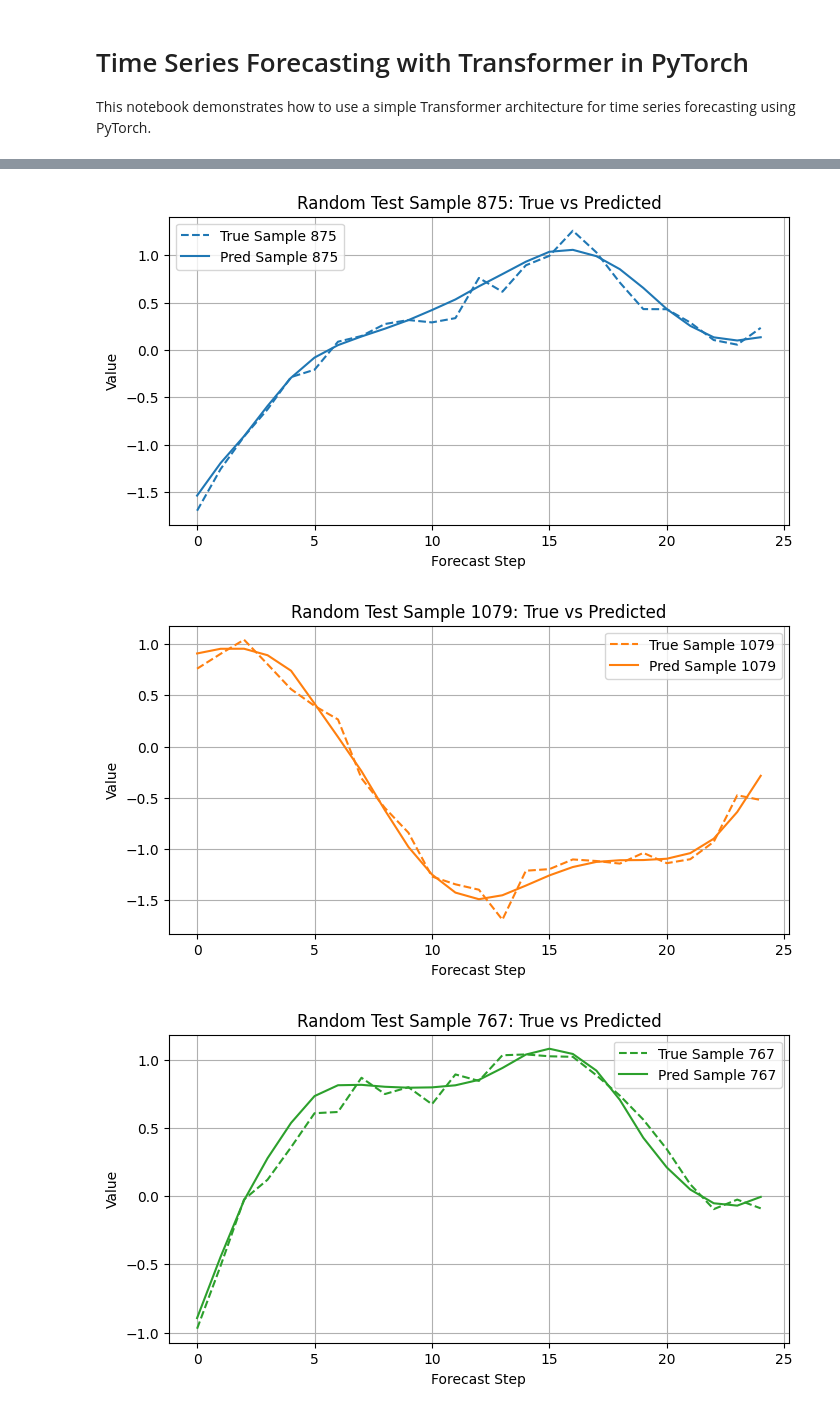
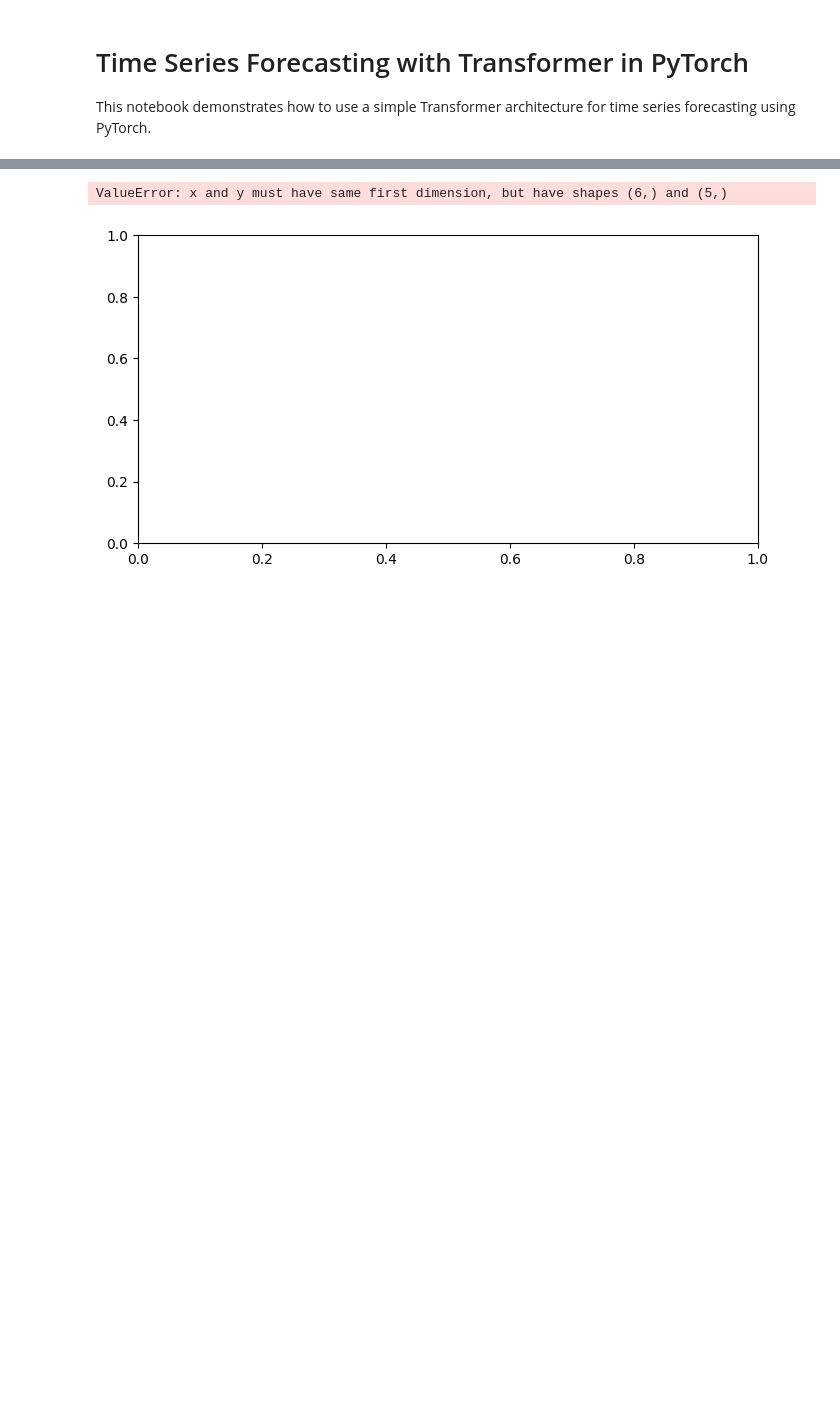
Before and after one commit to Tom-Laurent-TL/time_series_forecasting, a Jupyter notebook: 3_relative_recursive_forecasting/main.ipynb, the cells around one changed output, grey strips where cells are left out. Cells and saved outputs as stored; diff of their text form; code cells hidden in the pictures; blank space fills up the shorter version.

```diff
--- a/3_relative_recursive_forecasting/main.ipynb
+++ b/3_relative_recursive_forecasting/main.ipynb
@@ -24,10 +24,10 @@ FORECAST_STEPS = 25
 # %%
-# Generate a single sine wave signal
-signal = generate_complex_signal(NUM_SAMPLES + FORECAST_STEPS - 1)  # shape: (NUM_SAMPLES + FORECAST_STEPS - 1,)
+# Generate a single non-stationary signal
+signal = generate_nonstationary_signal(NUM_SAMPLES + FORECAST_STEPS - 1)  # shape: (NUM_SAMPLES + FORECAST_STEPS - 1,)
 
 plt.figure(figsize=(12, 4))
 plt.plot(signal)
-plt.title("Generated Sine Wave Signal")
+plt.title("Generated Non-Stationary Signal")
 plt.xlabel("Time Step")
 plt.ylabel("Amplitude")
 plt.show()
@@ -57,0 +156,12 @@ def inverse_transform_predictions(preds):
+# %%
+scaler_X = PctChangeScaler()
+scaler_y = PctChangeScaler()
+
+X = scaler_X.fit_transform(X)
+y = scaler_y.fit_transform(y)
+
+# After training, inverse transform predictions for evaluation
+def inverse_transform_predictions(preds):
+    return scaler_y.inverse_transform(preds)
+
+X.shape, y.shape
@@ -57,0 +175,11 @@ def inverse_transform_predictions(preds):
+# %%
+# Plot a random sample from X and y
+idx = np.random.randint(len(X))
+plt.figure(figsize=(10, 4))
+plt.plot(range(X.shape[1]), X[idx], label='X (Input Sequence)')
+plt.plot(range(X.shape[1], X.shape[1] + y.shape[1]), y[idx], label='y (Target Sequence)')
+plt.title(f'Random Sample {idx}: Input vs Target (Continuity)')
+plt.xlabel('Time Step')
+plt.ylabel('Value')
+plt.legend()
+plt.show()
@@ -207,13 +327,13 @@ print(f"Test Loss: {avg_test_loss:.6f}")
 predictions = np.concatenate(predictions, axis=0)
 ground_truth = np.concatenate(ground_truth, axis=0)
 
-predictions = inverse_transform_predictions(predictions)
-ground_truth = inverse_transform_predictions(ground_truth)
+# predictions = inverse_transform_predictions(predictions)
+# ground_truth = inverse_transform_predictions(ground_truth)
 
 # Choose 5 random indices from the test set
 num_samples = min(5, len(predictions))
 random_indices = np.random.choice(len(predictions), num_samples, replace=False)
-
+colors = plt.cm.tab10.colors  # 10 distinct colors from matplotlib's tab10 colormap
 plt.figure(figsize=(12, 6))
 for idx, i in enumerate(random_indices):
     plt.plot(range(FORECAST_STEPS), ground_truth[i], label=f'True Sample {i+1}', linestyle='--', color=colors[idx % 10])
@@ -229,28 +349,27 @@ Test Loss: 0.030440
 # %%
 # Plot a separate figure for each true vs predicted sample in the test set (first 5 samples)
 # for i in range(min(5, len(predictions))):
 #     plt.figure(figsize=(8, 4))
 #     plt.plot(range(FORECAST_STEPS), ground_truth[i], label='True', linestyle='--', color='blue')
 #     plt.plot(range(FORECAST_STEPS), predictions[i], label='Predicted', color='orange')
 #     plt.title(f'Sample {i+1}: True vs Predicted Forecast')
 #     plt.xlabel('Forecast Step')
 #     plt.ylabel('Value')
 #     plt.legend()
 #     plt.grid(True)
 #     plt.show()
 
 # Plot random samples from the test set
 for idx, i in enumerate(random_indices):
     plt.figure(figsize=(8, 4))
-    plt.plot(range(FORECAST_STEPS), ground_truth[i], label=f'True Sample {i+1}', linestyle='--', color=colors[idx % len(colors)])
-    plt.plot(range(FORECAST_STEPS), predictions[i], label=f'Pred Sample {i+1}', color=colors[idx % len(colors)])
+    plt.plot(range(FORECAST_STEPS_LOGRET), ground_truth[i], label=f'True Sample {i+1}', linestyle='--', color=colors[idx % len(colors)])
+    plt.plot(range(FORECAST_STEPS_LOGRET), predictions[i], label=f'Pred Sample {i+1}', color=colors[idx % len(colors)])
     plt.title(f'Random Test Sample {i+1}: True vs Predicted')
     plt.xlabel('Forecast Step')
     plt.ylabel('Value')
     plt.legend()
     plt.grid(True)
     plt.show()
 # %% [output]
+ValueError: x and y must have same first dimension, but have shapes (6,) and (5,)
-[figure, old version]
+[figure, new version]
-[figure, removed]
-[figure, removed]
```
Also changed, not shown: parts of 14 cells of this notebook, 5 other files.
